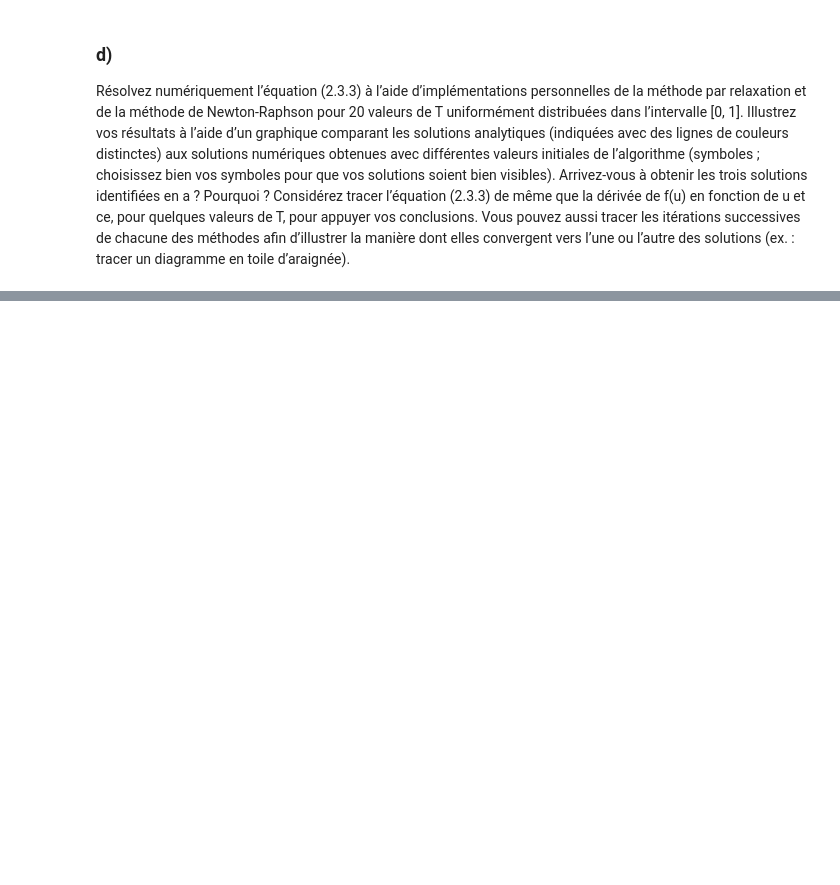
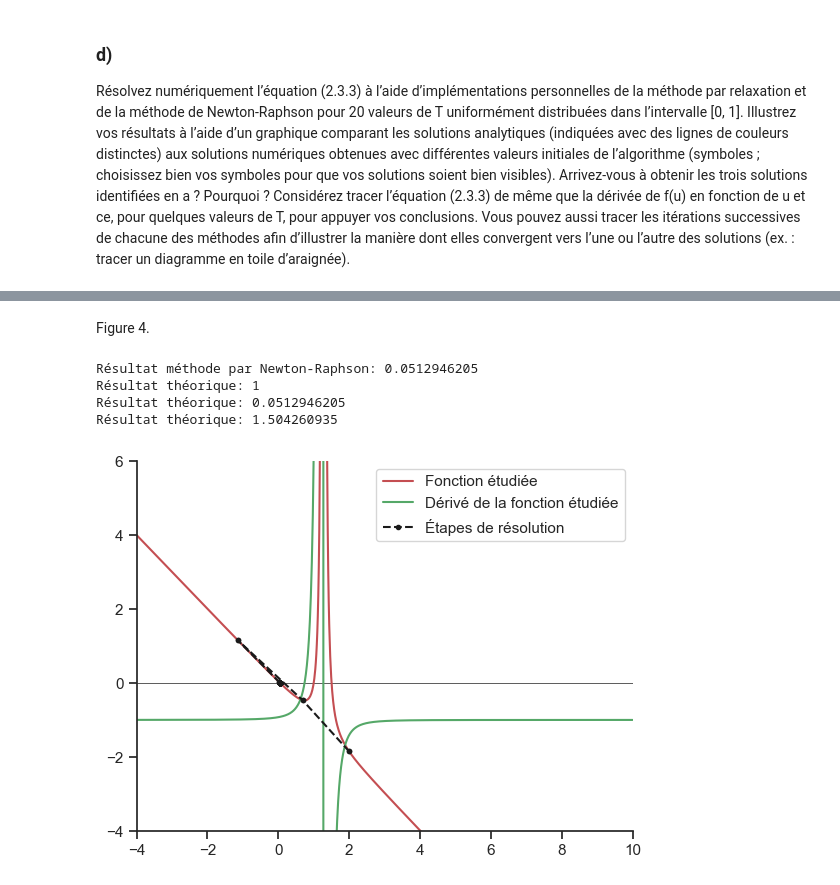
Before and after one commit to BETRU21/PhysNum, a Jupyter notebook: TP2/TP2_PhilippeTruchon_SamuelFortin_BenjaminTrudel.ipynb, the cells around one changed output, grey strips where cells are left out. Cells and saved outputs as stored; diff of their text form; code cells hidden in the pictures; blank space fills up the shorter version.

```diff
--- a/TP2/TP2_PhilippeTruchon_SamuelFortin_BenjaminTrudel.ipynb
+++ b/TP2/TP2_PhilippeTruchon_SamuelFortin_BenjaminTrudel.ipynb
@@ -492,0 +610,36 @@ diagramme en toile d’araignée).
+# %% [markdown]
+Figure 4.
+# %%
+fig = plt.figure()
+t = 0.9
+point_list = []
+x0 = 2
+point_list.append((x0, f_u(t, x0)))
+for i in range(100):
+    x,y = point_list[-1]
+
+    y = x - f_u2(t, x)/df_u2(t,x)
+    point_list.append((x,y))
+    x = y
+    point_list.append((x,y))
+print(f'Résultat méthode par Newton-Raphson: {round(y,10)}')
+print(f'Résultat théorique: {1}')
+print(f'Résultat théorique: {round(u_2(t),10)}')
+print(f'Résultat théorique: {round(u_3(t),10)}')
+point_list = np.array(point_list)
+X,Y = point_list.T
+xy = np.linspace(-4,10,1000)
+plt.ylim(-4,6)
+plt.xlim(-4,10)
+plt.axhline(y=0, color='k', linewidth=0.5)
+plt.plot(xy, f_u2(t, xy), 'r', label='Fonction étudiée')
+plt.plot(xy, df_u2(t, xy), 'g', label='Dérivé de la fonction étudiée')
+plt.plot(X,f_u2(t, X), 'k.', linestyle='--', label= 'Étapes de résolution')
+plt.legend()
+plt.show()
+# %% [output]
+Résultat méthode par Newton-Raphson: 0.0512946205
+Résultat théorique: 1
+Résultat théorique: 0.0512946205
+Résultat théorique: 1.504260935
+[figure, added]
```
Also changed, not shown: parts of 16 cells of this notebook, 1 other file.
